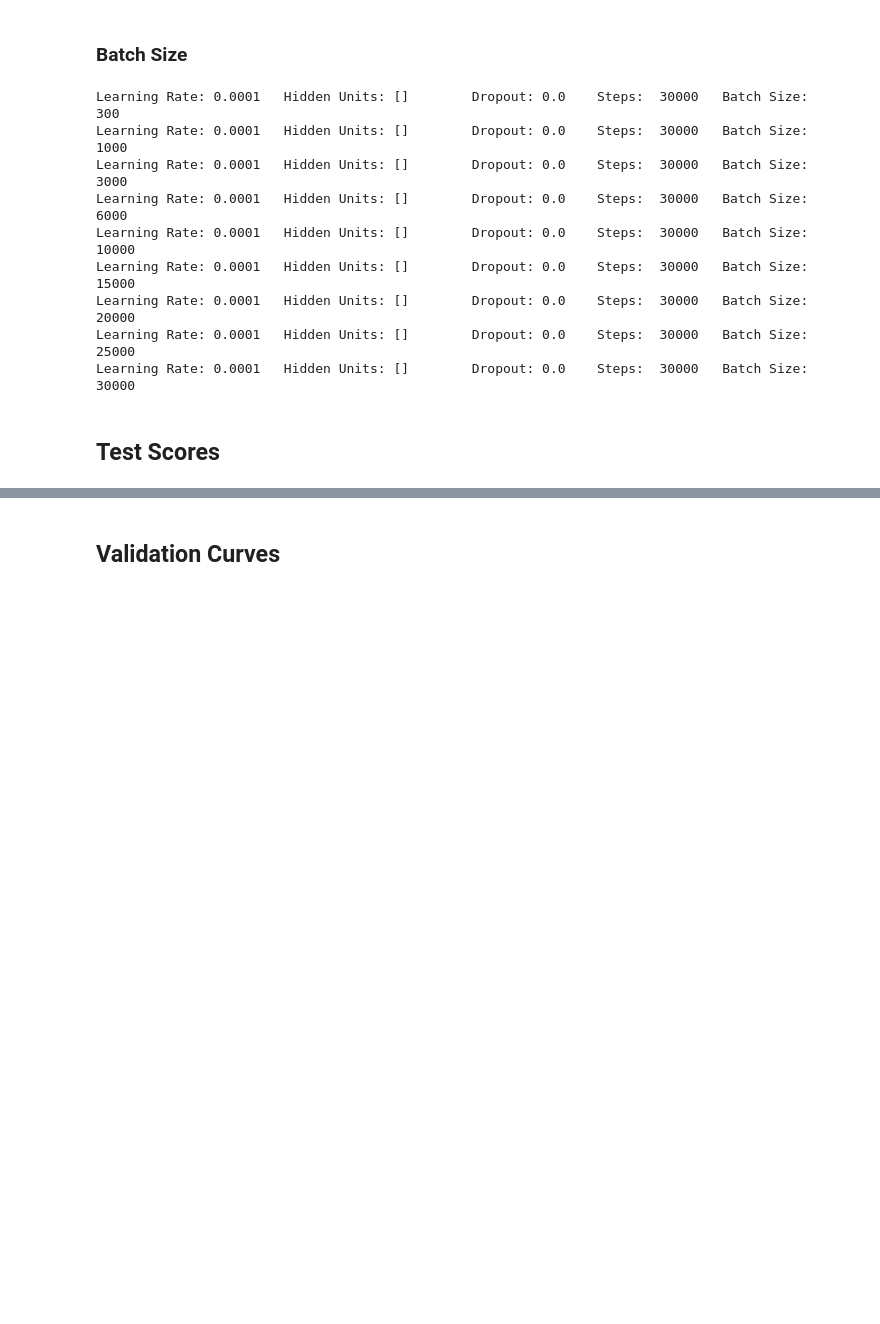
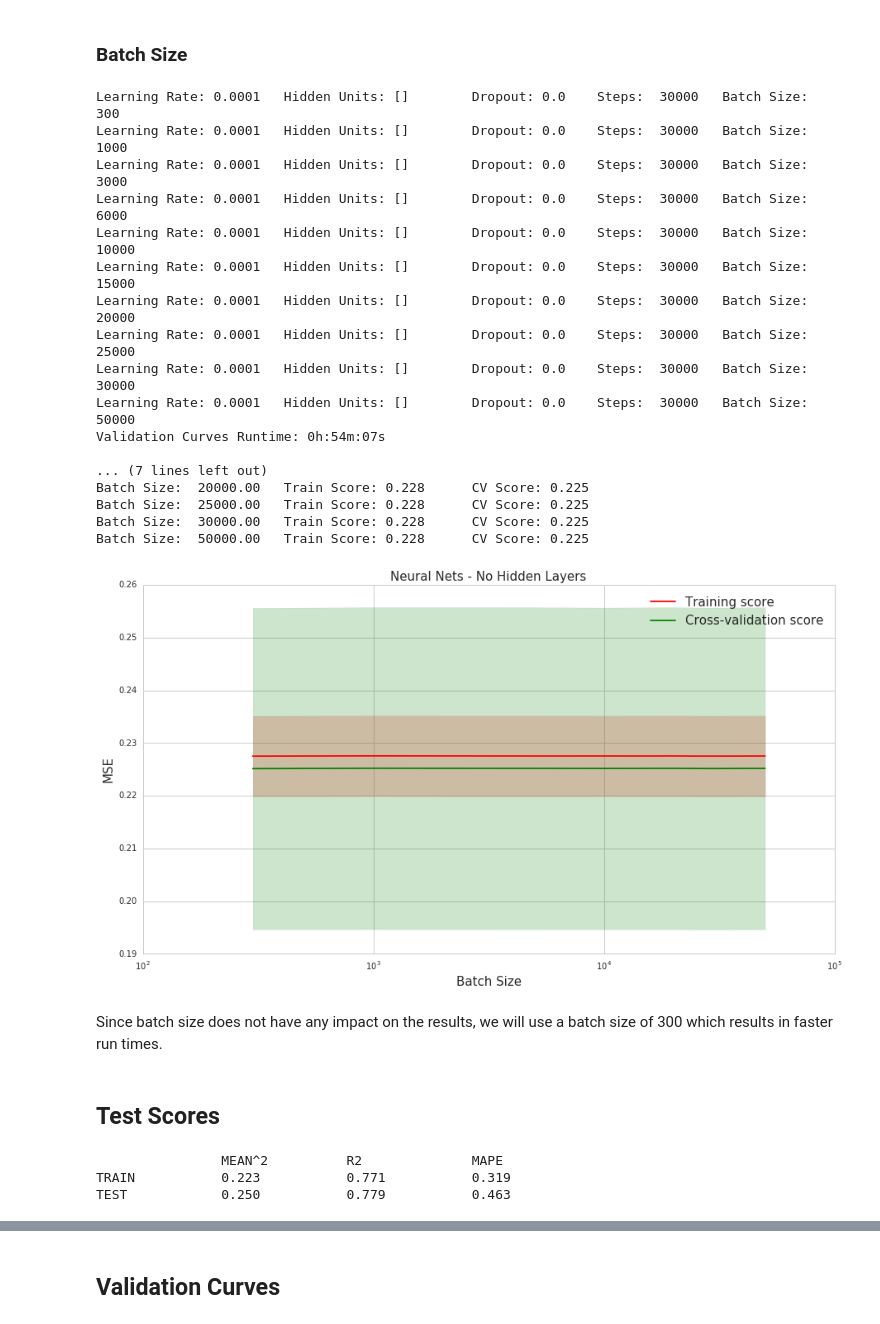
Before and after one commit to rvishakh/udacity, a Jupyter notebook: MLND/capstone/didi/implement_nn.ipynb, the cells around one changed output, grey strips where cells are left out. Drawn from its saved outputs; the diff is of its cells as text; code cells hidden in the pictures; blank space fills up the shorter version.

Commit message:
template for one hidden layer models

```diff
--- a/MLND/capstone/didi/implement_nn.ipynb
+++ b/MLND/capstone/didi/implement_nn.ipynb
@@ -545,26 +545,38 @@ Since dropout does not have any impact on the results, we will not use any dropo
 # %%
 plot_validation_curve(X=train_dataset,
                       y=train_labels,
                       param_name='Batch Size',
                       param_range=[300,1000,3000,6000,10000,15000,20000,25000,30000,50000],
                       learning_list=[1e-4],
                       hidden_list=[[]],
                       dropout_list=[0],
                       steps_list=[30000],
                       batch_list=[300,1000,3000,6000,10000,15000,20000,25000,30000,50000],
                       plot_title='Neural Nets - No Hidden Layers',
                       x_label='Batch Size',
-                      y_label='MSE')
+                      y_label='MSE'
+                     )
 # %% [output]
 Learning Rate: 0.0001   Hidden Units: []        Dropout: 0.0    Steps:  30000   Batch Size:   300
 Learning Rate: 0.0001   Hidden Units: []        Dropout: 0.0    Steps:  30000   Batch Size:  1000
 Learning Rate: 0.0001   Hidden Units: []        Dropout: 0.0    Steps:  30000   Batch Size:  3000
 Learning Rate: 0.0001   Hidden Units: []        Dropout: 0.0    Steps:  30000   Batch Size:  6000
 Learning Rate: 0.0001   Hidden Units: []        Dropout: 0.0    Steps:  30000   Batch Size: 10000
 Learning Rate: 0.0001   Hidden Units: []        Dropout: 0.0    Steps:  30000   Batch Size: 15000
 Learning Rate: 0.0001   Hidden Units: []        Dropout: 0.0    Steps:  30000   Batch Size: 20000
 Learning Rate: 0.0001   Hidden Units: []        Dropout: 0.0    Steps:  30000   Batch Size: 25000
 Learning Rate: 0.0001   Hidden Units: []        Dropout: 0.0    Steps:  30000   Batch Size: 30000
+Learning Rate: 0.0001   Hidden Units: []        Dropout: 0.0    Steps:  30000   Batch Size: 50000
+Validation Curves Runtime: 0h:54m:07s
+
+... (7 lines left out)
+Batch Size:  20000.00   Train Score: 0.228      CV Score: 0.225
+Batch Size:  25000.00   Train Score: 0.228      CV Score: 0.225
+Batch Size:  30000.00   Train Score: 0.228      CV Score: 0.225
+Batch Size:  50000.00   Train Score: 0.228      CV Score: 0.225
+[figure, added]
+# %% [markdown]
+Since batch size does not have any impact on the results, we will use a batch size of 300 which results in faster run times.
 # %% [markdown]
 ## Test Scores
 # %%
@@ -573,10 +585,14 @@ test_scores(X_train=train_dataset,
             y_train=train_labels,
             X_test=test_dataset,
             y_test=test_labels,
-            learning_rate=[1e-4],
-            hidden_units=[[]],
-            dropout=[0],
-            steps=[30000],
-            batch_size=[?],
+            learning_rate=1e-4,
+            hidden_units=[],
+            dropout=0,
+            steps=30000,
+            batch_size=300
             )
+# %% [output]
+                MEAN^2          R2              MAPE
+TRAIN           0.223           0.771           0.319
+TEST            0.250           0.779           0.463
 # %% [markdown]
```
Also changed, not shown: parts of 13 cells of this notebook.
